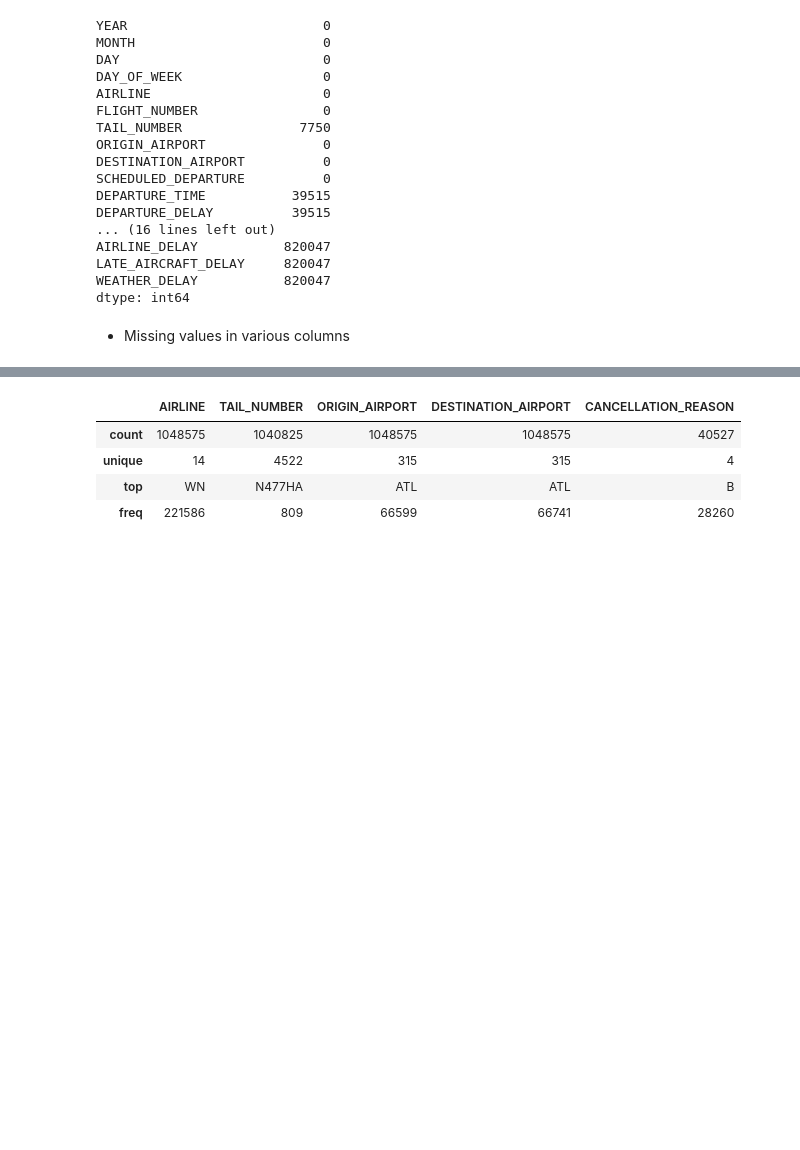
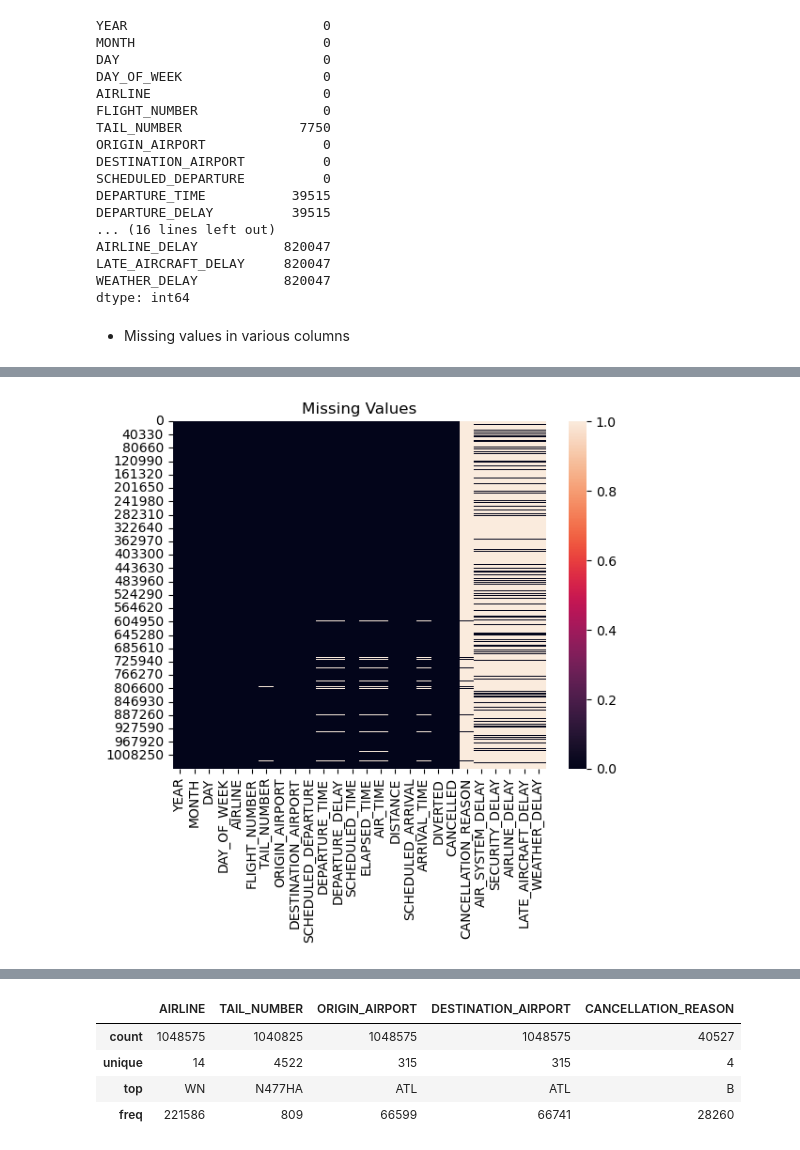
Before and after one commit to chemutai254/ML_Projects, a Jupyter notebook: Flight_Delay_Prediction/Flight_Delay_Prediction.ipynb, the cells around one changed output, grey strips where cells are left out. Drawn from its saved outputs; the diff is of its cells as text; code cells hidden in the pictures; blank space fills up the shorter version.

```diff
--- a/Flight_Delay_Prediction/Flight_Delay_Prediction.ipynb
+++ b/Flight_Delay_Prediction/Flight_Delay_Prediction.ipynb
@@ -100 +106,7 @@ WEATHER_DELAY          0.782059
 dtype: float64
+# %%
+sns.heatmap(df.isnull())
+plt.title("Missing Values")
+plt.show()
+# %% [output]
+[figure, added]
```
Also changed, not shown: parts of 12 cells of this notebook, 2 other files.
